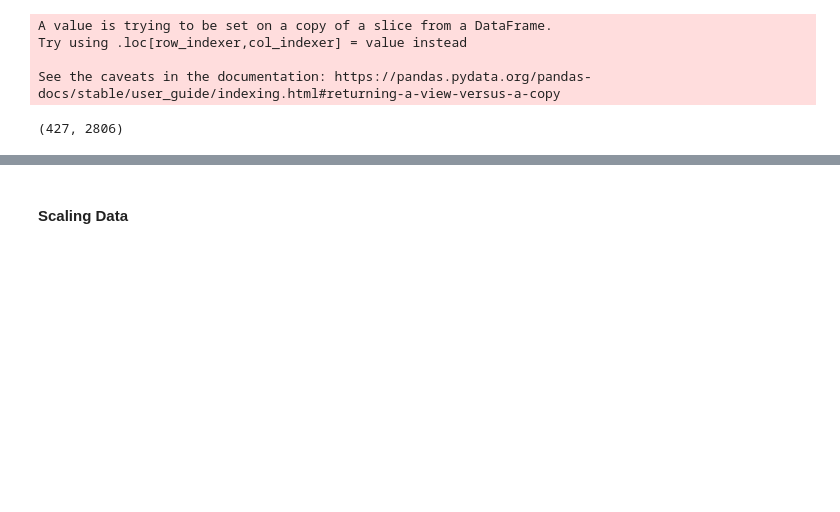
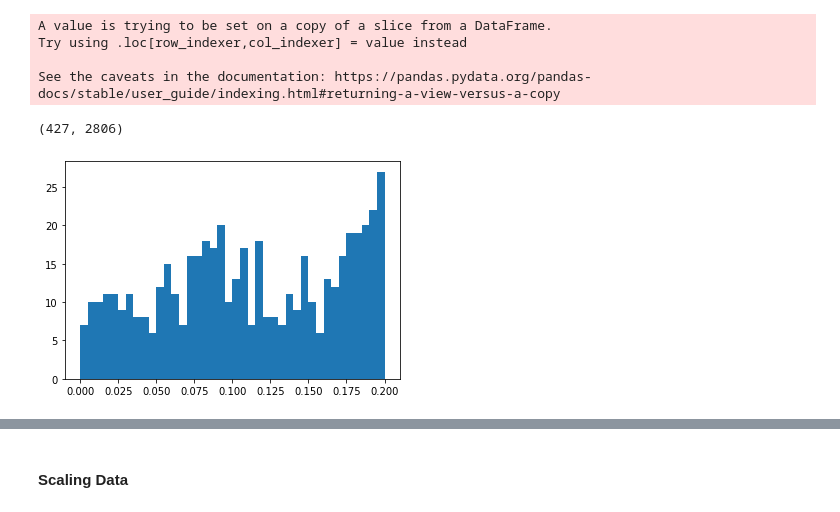
Before and after one commit to blid11/Group9, a Jupyter notebook: BrettG9_PartC2.ipynb, the cells around one changed output, grey strips where cells are left out. Drawn from its saved outputs; the diff is of its cells as text; code cells hidden in the pictures; blank space fills up the shorter version.

```diff
--- a/BrettG9_PartC2.ipynb
+++ b/BrettG9_PartC2.ipynb
@@ -175,6 +180,11 @@ Try using .loc[row_indexer,col_indexer] = value instead
 
 See the caveats in the documentation: https://pandas.pydata.org/pandas-docs/stable/user_guide/indexing.html#returning-a-view-versus-a-copy
 (427, 2806)
+# %%
+plt.hist(lm_log_fcs.values(), bins = 40, range = [0.0, 0.2])
+plt.show()
+# %% [output]
+[figure, added]
 # %%
 mys_gene_data = mys_gene_data[keep_genes]
 mys_methyl_data = mys_methyl_data[keep_tags]
```
Also changed, not shown: parts of 5 cells of this notebook.
